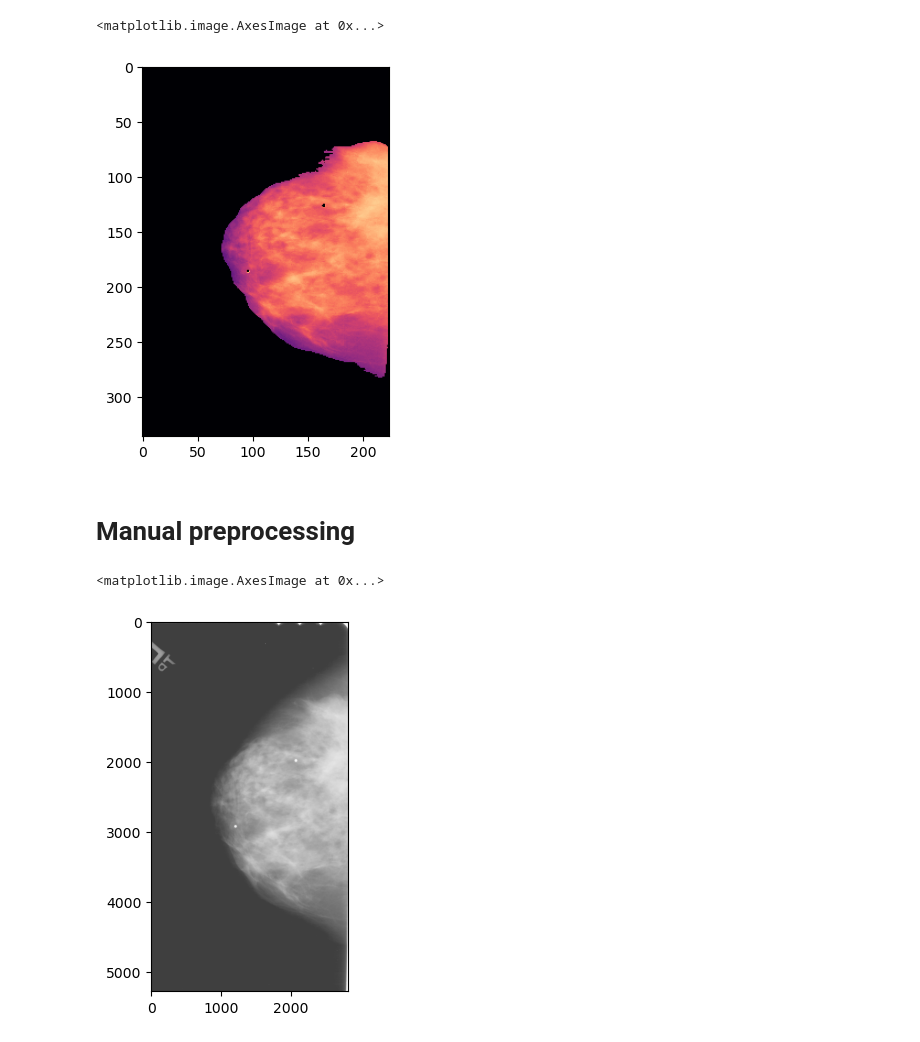
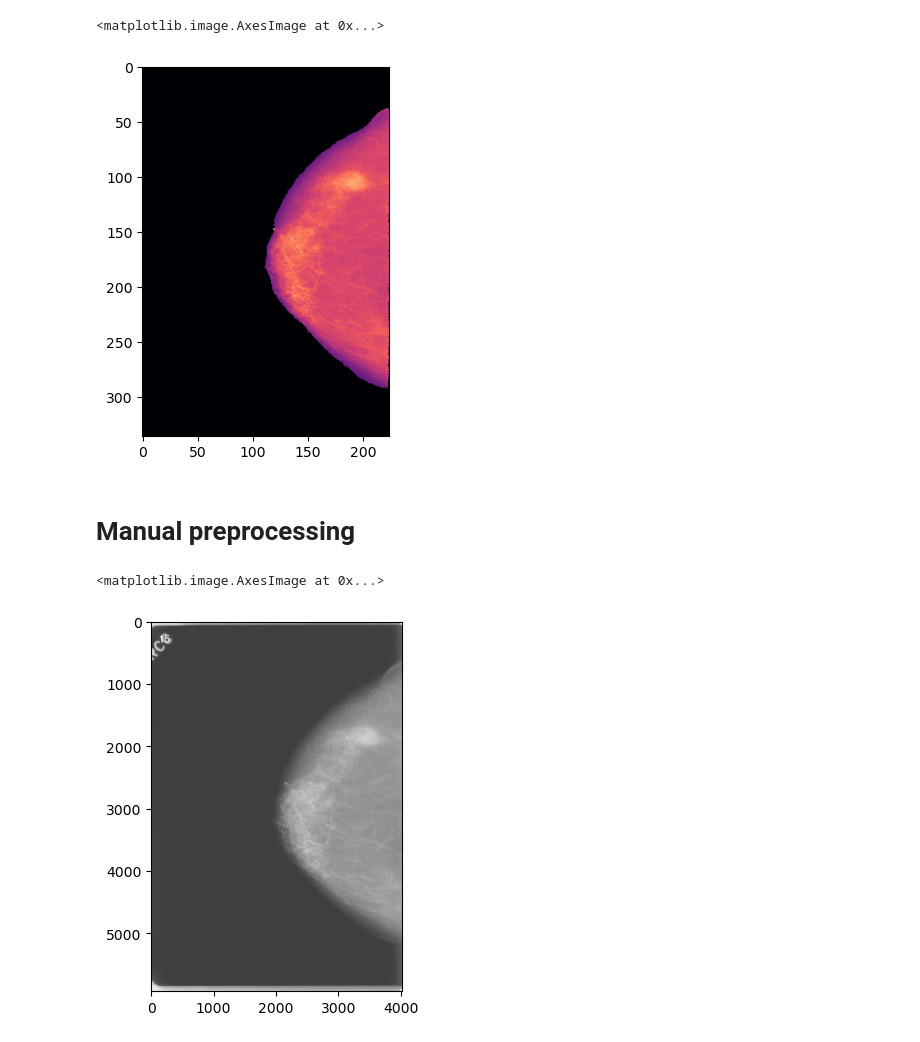
Before and after one commit to sanchezcarlosjr/breast-cancer-pipeline, a Jupyter notebook: two-view-density-net-with-sam.ipynb, the cells around one changed output. Drawn from its saved outputs; the diff is of its cells as text; code cells hidden in the pictures.

```diff
--- a/two-view-density-net-with-sam.ipynb
+++ b/two-view-density-net-with-sam.ipynb
@@ -160,19 +169,19 @@ def preprocessing(case):
 
     return cv2.resize(false_colored_img, (224, 336))
 # %%
-plt.imshow(cv2.cvtColor(preprocessing('A_1766_1.LEFT_CC.tif'), cv2.COLOR_BGR2RGB))
+plt.imshow(cv2.cvtColor(preprocessing('C_0231_1.RIGHT_CC.tif'), cv2.COLOR_BGR2RGB))
 # %% [output]
 <matplotlib.image.AxesImage at 0x...>
-[figure, old version]
+[figure, new version]
 # %% [markdown]
 # Manual preprocessing
 # %%
-raw_image = np.array(Image.open(io.BytesIO(requests.get('http://127.0.0.1:9000/ddsm/od_images/'+'A_1766_1.LEFT_CC.tif').content)))
+raw_image = np.array(Image.open(io.BytesIO(requests.get('http://127.0.0.1:9000/ddsm/od_images/'+'C_0231_1.RIGHT_CC.tif').content)))
 rgb_raw_image = cv2.cvtColor(raw_image,cv2.COLOR_BGR2RGB)
 plt.imshow(rgb_raw_image)
 # %% [output]
 <matplotlib.image.AxesImage at 0x...>
-[figure, old version]
+[figure, new version]
 # %%
 inputs = processor(rgb_raw_image, return_tensors="pt").to(device)
 image_embeddings = model.get_image_embeddings(inputs["pixel_values"])
```
Also changed, not shown: parts of 5 cells of this notebook, 1 other file.
